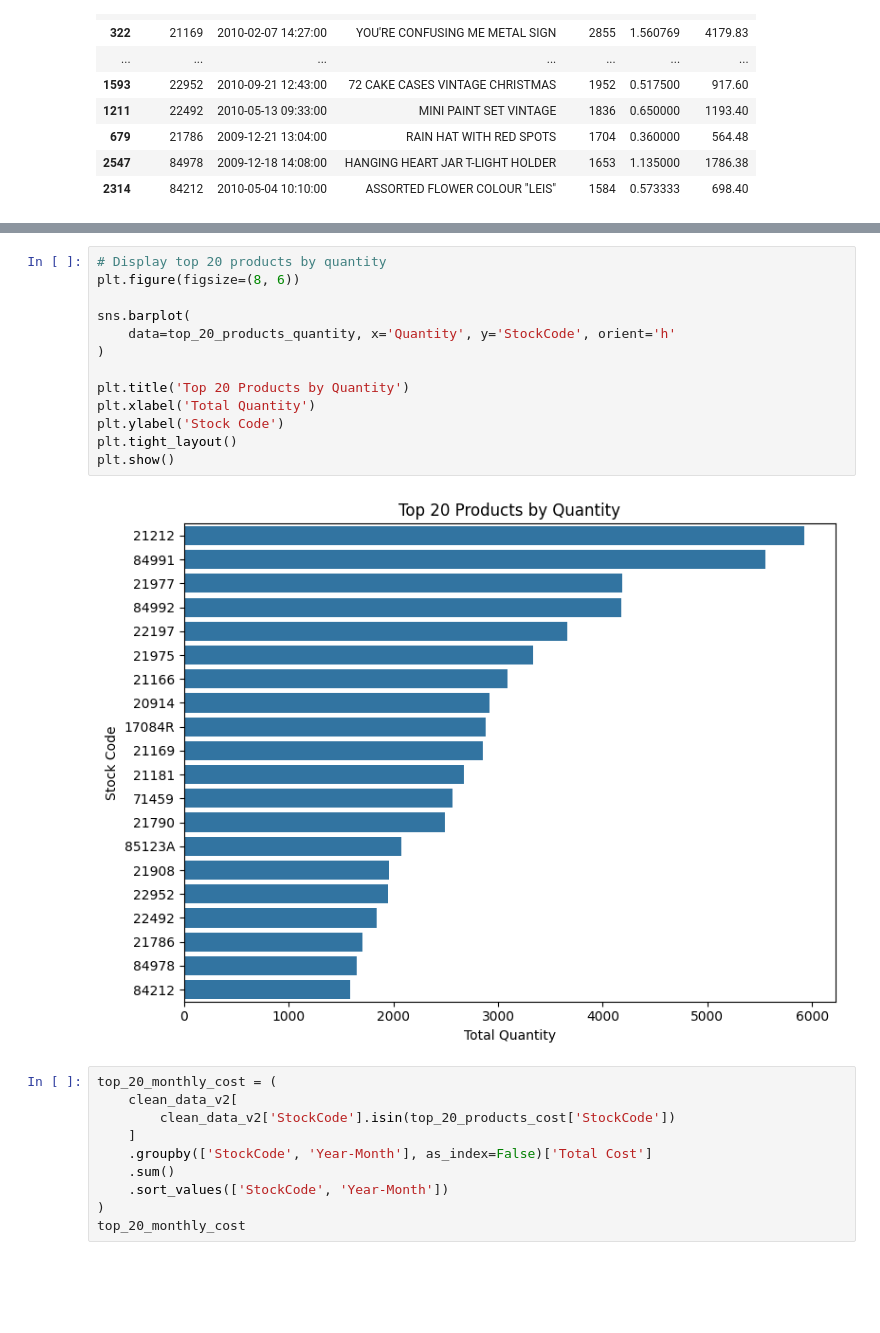
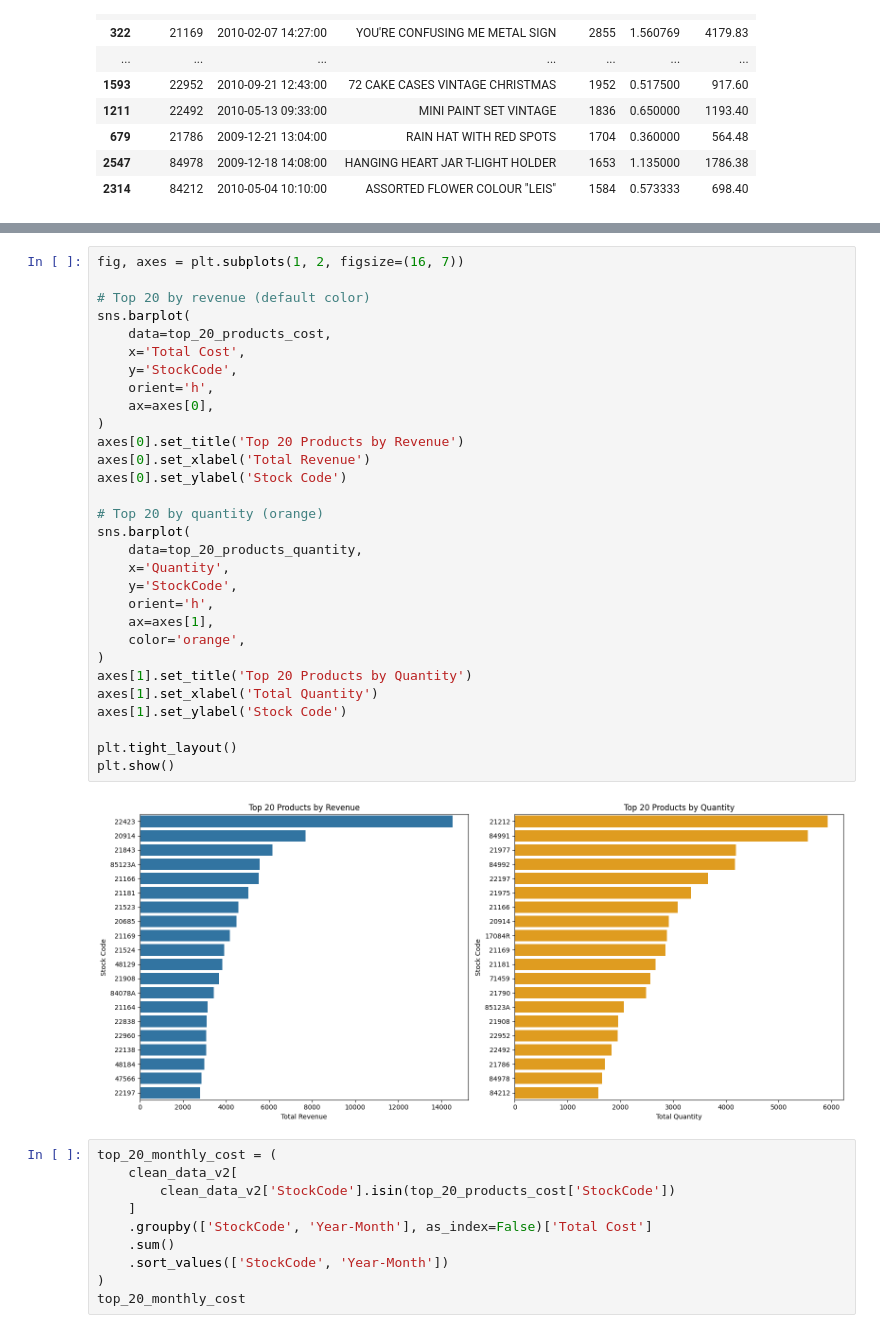
Before and after one commit to Ri-Dearg/ca2-market-retail, a Jupyter notebook: ca2-market-retail.ipynb, the cells around one changed output, grey strips where cells are left out. Cells and saved outputs as stored; diff of their text form; blank space fills up the shorter version.

Commit message:
refactor: ♻️ combine quantity and cost plots

```diff
--- a/ca2-market-retail.ipynb
+++ b/ca2-market-retail.ipynb
@@ -525,18 +515,35 @@ plt.show()
 # %%
-# Display top 20 products by quantity
-plt.figure(figsize=(8, 6))
+fig, axes = plt.subplots(1, 2, figsize=(16, 7))
 
+# Top 20 by revenue (default color)
 sns.barplot(
-    data=top_20_products_quantity, x='Quantity', y='StockCode', orient='h'
+    data=top_20_products_cost,
+    x='Total Cost',
+    y='StockCode',
+    orient='h',
+    ax=axes[0],
 )
+axes[0].set_title('Top 20 Products by Revenue')
+axes[0].set_xlabel('Total Revenue')
+axes[0].set_ylabel('Stock Code')
 
-plt.title('Top 20 Products by Quantity')
-plt.xlabel('Total Quantity')
-plt.ylabel('Stock Code')
+# Top 20 by quantity (orange)
+sns.barplot(
+    data=top_20_products_quantity,
+    x='Quantity',
+    y='StockCode',
+    orient='h',
+    ax=axes[1],
+    color='orange',
+)
+axes[1].set_title('Top 20 Products by Quantity')
+axes[1].set_xlabel('Total Quantity')
+axes[1].set_ylabel('Stock Code')
+
 plt.tight_layout()
 plt.show()
 # %% [output]
-[figure, old version]
+[figure, new version]
 # %%
 top_20_monthly_cost = (
     clean_data_v2[
```
Also changed, not shown: parts of 2 cells of this notebook.
